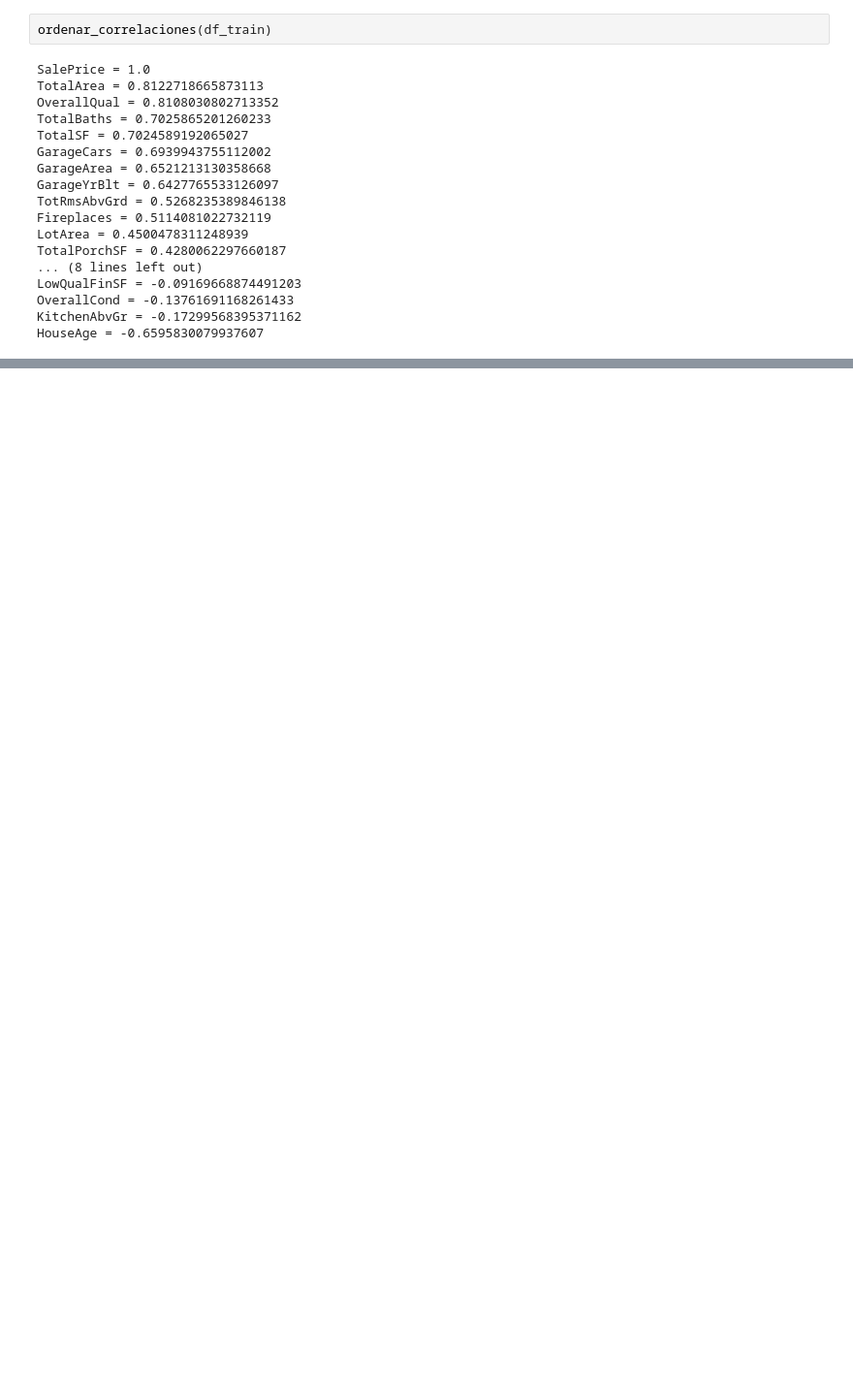
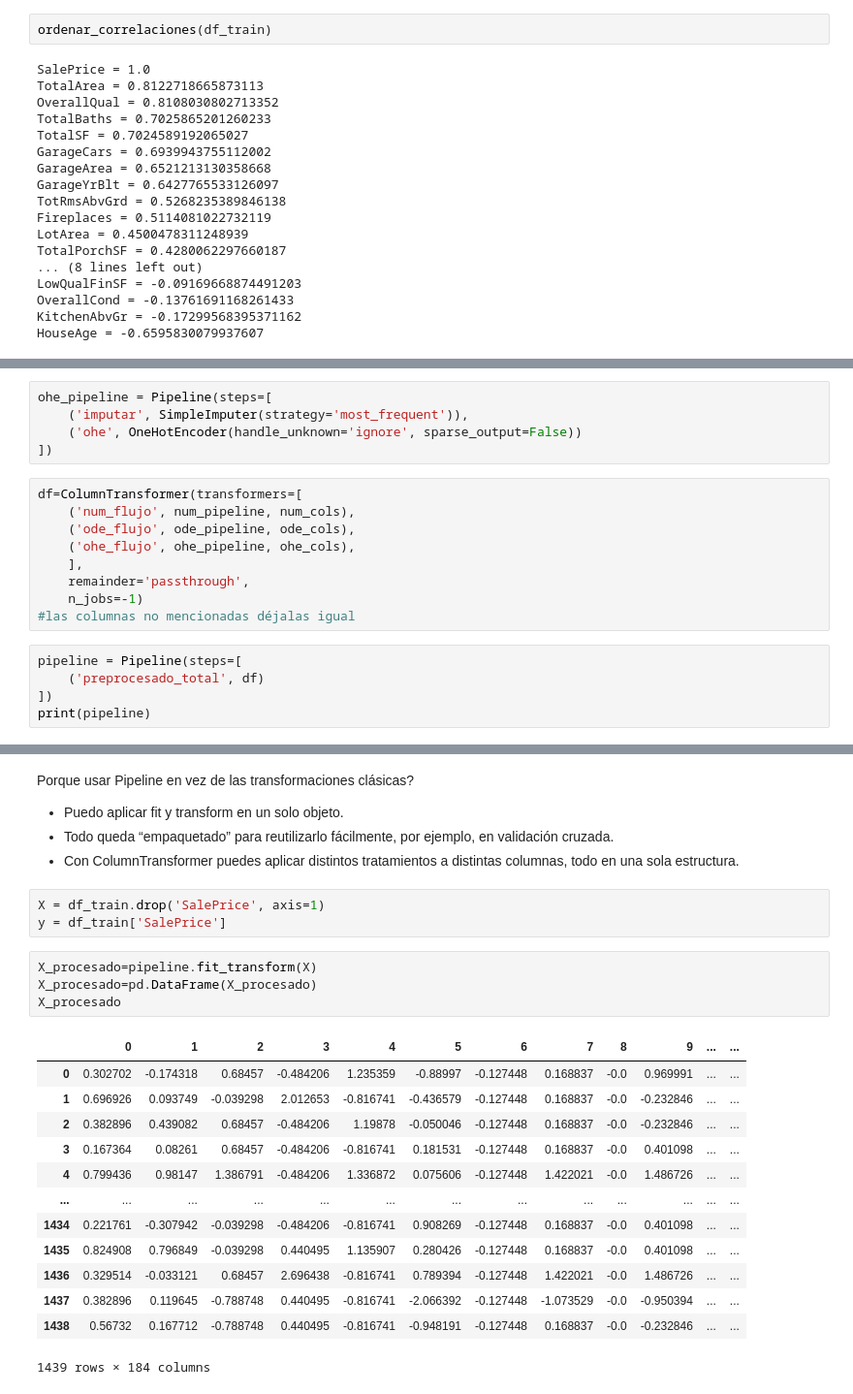
Before and after one commit to fatima0205/IECasas, a Jupyter notebook: Untitled-1.ipynb, the cells around one changed output, grey strips where cells are left out. Shown at 97% size. Drawn from its saved outputs; the diff is of its cells as text; blank space fills up the shorter version.

```diff
--- a/Untitled-1.ipynb
+++ b/Untitled-1.ipynb
@@ -465,0 +596,19 @@ matriz_correlación(df_train)
+# %%
+ohe_pipeline = Pipeline(steps=[
+    ('imputar', SimpleImputer(strategy='most_frequent')),
+    ('ohe', OneHotEncoder(handle_unknown='ignore', sparse_output=False))
+])
+# %%
+df=ColumnTransformer(transformers=[
+    ('num_flujo', num_pipeline, num_cols),
+    ('ode_flujo', ode_pipeline, ode_cols),
+    ('ohe_flujo', ohe_pipeline, ohe_cols),
+    ],
+    remainder='passthrough',
+    n_jobs=-1)
+#las columnas no mencionadas déjalas igual
+# %%
+pipeline = Pipeline(steps=[
+    ('preprocesado_total', df)
+])
+print(pipeline)
@@ -465,0 +633,26 @@ matriz_correlación(df_train)
+# %% [markdown]
+Porque usar Pipeline en vez de las transformaciones clásicas?
+- Puedo aplicar fit y transform en un solo objeto.
+- Todo queda “empaquetado” para reutilizarlo fácilmente, por ejemplo, en validación cruzada.
+- Con ColumnTransformer puedes aplicar distintos tratamientos a distintas columnas, todo en una sola estructura.
+# %%
+X = df_train.drop('SalePrice', axis=1)
+y = df_train['SalePrice']
+# %%
+X_procesado=pipeline.fit_transform(X)
+X_procesado=pd.DataFrame(X_procesado)
+X_procesado
+# %% [output]
+|  | 0 | 1 | 2 | 3 | 4 | 5 | 6 | 7 | 8 | 9 | ... | ... |
+| 0 | 0.302702 | -0.174318 | 0.68457 | -0.484206 | 1.235359 | -0.88997 | -0.127448 | 0.168837 | -0.0 | 0.969991 | ... | ... |
+| 1 | 0.696926 | 0.093749 | -0.039298 | 2.012653 | -0.816741 | -0.436579 | -0.127448 | 0.168837 | -0.0 | -0.232846 | ... | ... |
+| 2 | 0.382896 | 0.439082 | 0.68457 | -0.484206 | 1.19878 | -0.050046 | -0.127448 | 0.168837 | -0.0 | -0.232846 | ... | ... |
+| 3 | 0.167364 | 0.08261 | 0.68457 | -0.484206 | -0.816741 | 0.181531 | -0.127448 | 0.168837 | -0.0 | 0.401098 | ... | ... |
+| 4 | 0.799436 | 0.98147 | 1.386791 | -0.484206 | 1.336872 | 0.075606 | -0.127448 | 1.422021 | -0.0 | 1.486726 | ... | ... |
+| ... | ... | ... | ... | ... | ... | ... | ... | ... | ... | ... | ... | ... |
+| 1434 | 0.221761 | -0.307942 | -0.039298 | -0.484206 | -0.816741 | 0.908269 | -0.127448 | 0.168837 | -0.0 | 0.401098 | ... | ... |
+| 1435 | 0.824908 | 0.796849 | -0.039298 | 0.440495 | 1.135907 | 0.280426 | -0.127448 | 0.168837 | -0.0 | 0.401098 | ... | ... |
+| 1436 | 0.329514 | -0.033121 | 0.68457 | 2.696438 | -0.816741 | 0.789394 | -0.127448 | 1.422021 | -0.0 | 1.486726 | ... | ... |
+| 1437 | 0.382896 | 0.119645 | -0.788748 | 0.440495 | -0.816741 | -2.066392 | -0.127448 | -1.073529 | -0.0 | -0.950394 | ... | ... |
+| 1438 | 0.56732 | 0.167712 | -0.788748 | 0.440495 | -0.816741 | -0.948191 | -0.127448 | 0.168837 | -0.0 | -0.232846 | ... | ... |
+1439 rows × 184 columns
```
Also changed, not shown: parts of 24 cells of this notebook.
